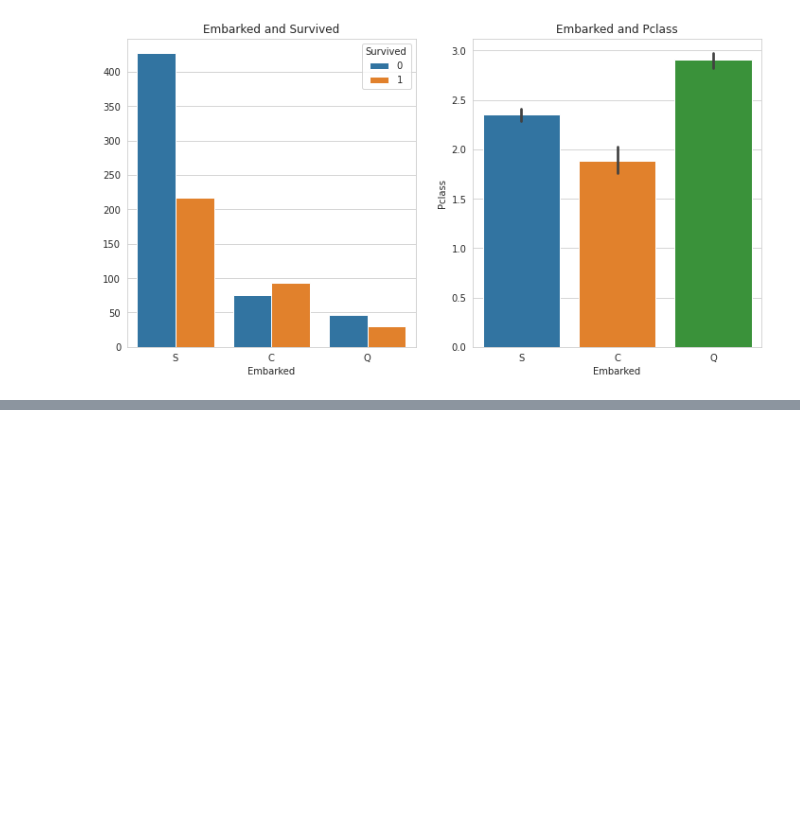
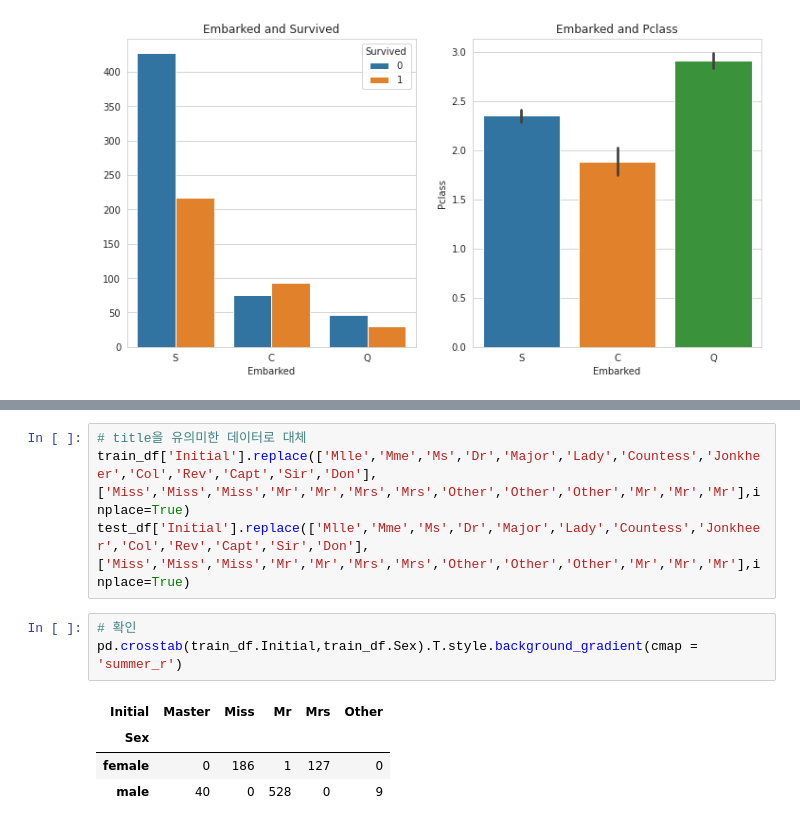
Before and after one commit to Dabin-Park/EDA, a Jupyter notebook: 타이타닉.ipynb, the cells around one changed output, grey strips where cells are left out. Drawn from its saved outputs; the diff is of its cells as text; blank space fills up the shorter version.

```diff
--- a/타이타닉.ipynb
+++ b/타이타닉.ipynb
@@ -262,0 +357,12 @@ plt.show()
+# %%
+# title을 유의미한 데이터로 대체
+train_df['Initial'].replace(['Mlle','Mme','Ms','Dr','Major','Lady','Countess','Jonkheer','Col','Rev','Capt','Sir','Don'],['Miss','Miss','Miss','Mr','Mr','Mrs','Mrs','Other','Other','Other','Mr','Mr','Mr'],inplace=True)
+test_df['Initial'].replace(['Mlle','Mme','Ms','Dr','Major','Lady','Countess','Jonkheer','Col','Rev','Capt','Sir','Don'],['Miss','Miss','Miss','Mr','Mr','Mrs','Mrs','Other','Other','Other','Mr','Mr','Mr'],inplace=True)
+# %%
+# 확인
+pd.crosstab(train_df.Initial,train_df.Sex).T.style.background_gradient(cmap = 'summer_r')
+# %% [output]
+| Initial | Master | Miss | Mr | Mrs | Other |
+| Sex |  |  |  |  |  |
+| female | 0 | 186 | 1 | 127 | 0 |
+| male | 40 | 0 | 528 | 0 | 9 |
```
Also changed, not shown: parts of 60 cells of this notebook.
